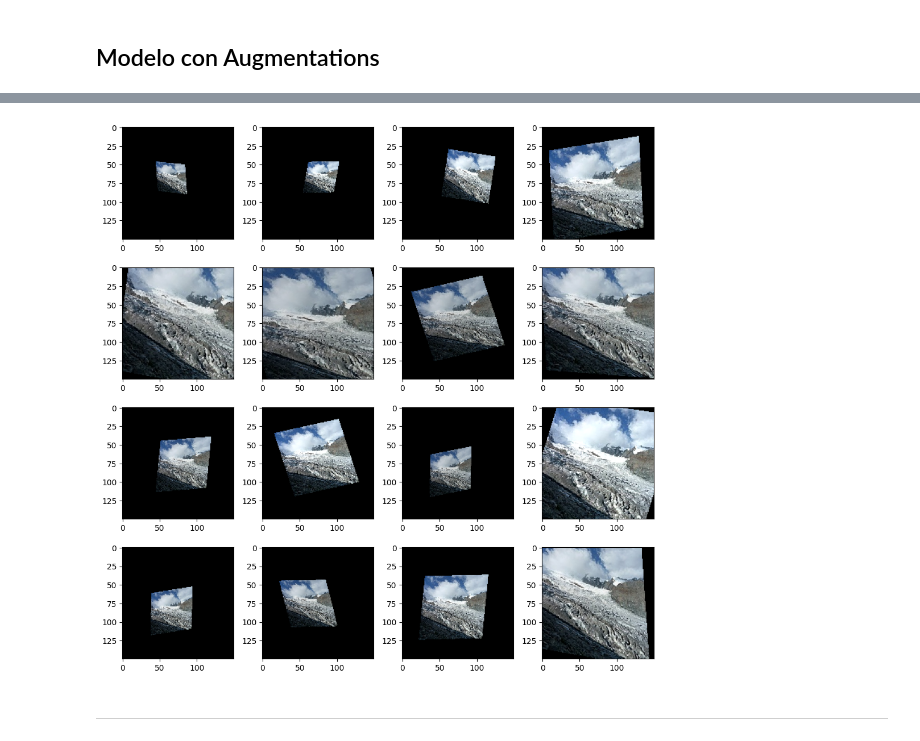
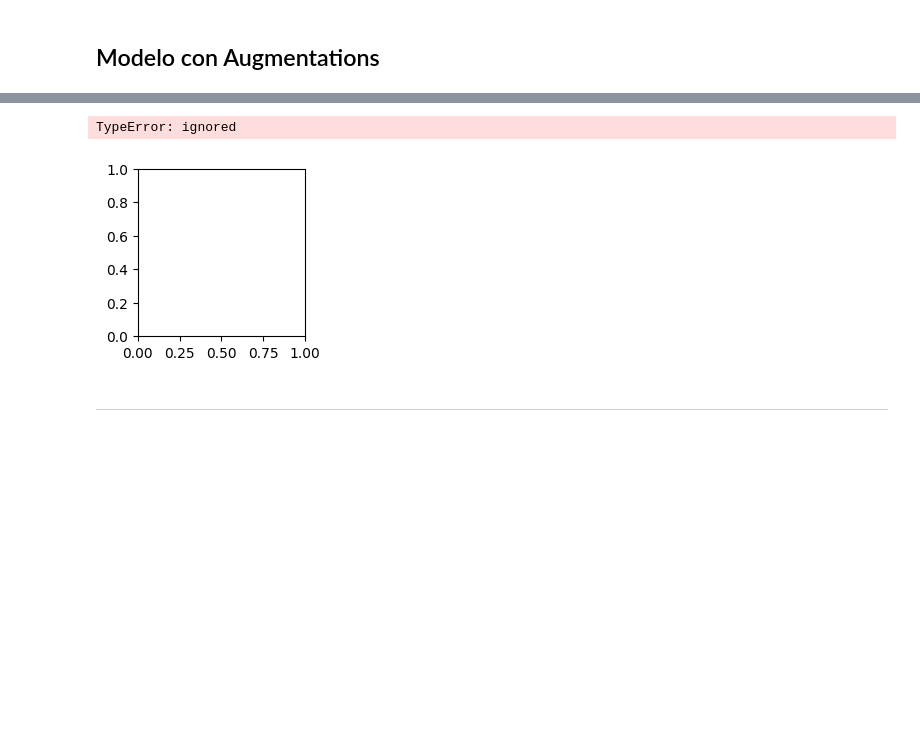
Before and after one commit to MarianoChic09/MSc-AI-taller-de-deep-learning, a Jupyter notebook: MSc_AI_ORT_Taller_IA_Tarea1.ipynb, the cells around one changed output, grey strips where cells are left out. Cells and saved outputs as stored; diff of their text form; code cells hidden in the pictures; blank space fills up the shorter version.

```diff
--- a/MSc_AI_ORT_Taller_IA_Tarea1.ipynb
+++ b/MSc_AI_ORT_Taller_IA_Tarea1.ipynb
@@ -441,31 +418,30 @@ Validation epoch 5 | Loss 1.791575 | Accuracy 16.85% | Time 15.57 seconds
 # %%
 from PIL import Image
-image_path = "/content/scene_classification/train_set/buildings/10006.jpg"
-image_path_1 = "/content/scene_classification/train_set/glacier/10003.jpg"
-image_path_2 = "/content/scene_classification/train_set/buildings/10006.jpg"
+image_path = "train_set/buildings/10006.jpg"
+image_path_1 = "train_set/glacier/10003.jpg"
+image_path_2 = "train_set/buildings/10006.jpg"
 
 img = Image.open(image_path_1).convert("RGB")
-img = img.resize((150, 150))
+# img = img.resize((150, 150))
 
-# Define the transformations
-transform = transforms.Compose([
-    # transforms.ToTensor(),
-    transforms.RandomAffine(degrees=15, translate=(0.1, 0.1), scale=(0.25, 1.25), shear=15),  # Equivalent to rotation, width_shift, height_shift, zoom, and shear
-    transforms.ColorJitter(brightness=0.2, contrast=0.2, saturation=0.2, hue=0.1),  # Color Jitter
-    # transforms.Normalize(mean=[0.485, 0.456, 0.406], std=[0.229, 0.224, 0.225]),
-])
+# transform = transforms.Compose([
+#     # transforms.ToTensor(),
+#     transforms.RandomAffine(degrees=15, translate=(0.1, 0.1), scale=(0.25, 1.25), shear=15),  # Equivalent to rotation, width_shift, height_shift, zoom, and shear
+#     transforms.ColorJitter(brightness=0.2, contrast=0.2, saturation=0.2, hue=0.1),  # Color Jitter
+#     # transforms.Normalize(mean=[0.485, 0.456, 0.406], std=[0.229, 0.224, 0.225]),
+# ])
 
-# Apply the transformations and plot the images
 plt.figure(figsize=(10, 10))
 for i in range(1, 17):
     plt.subplot(4, 4, i)
-    transformed_img = transform(img)
+    transformed_img = train_transform(img)
     plt.imshow(transformed_img)
 
 plt.tight_layout()
 plt.show()
 # %% [output]
+TypeError: ignored
-[figure, old version]
+[figure, new version]
 # %% [markdown]
 --------
 # %%
```
Also changed, not shown: parts of 16 cells of this notebook.
